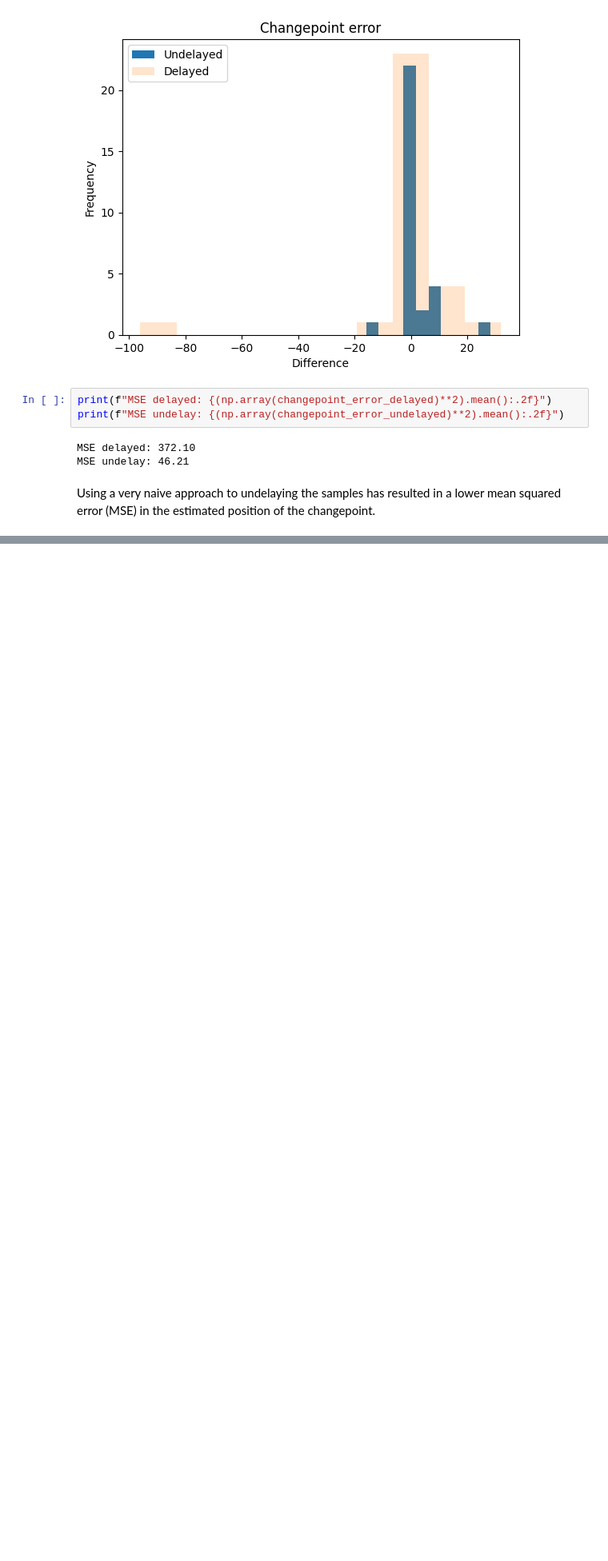
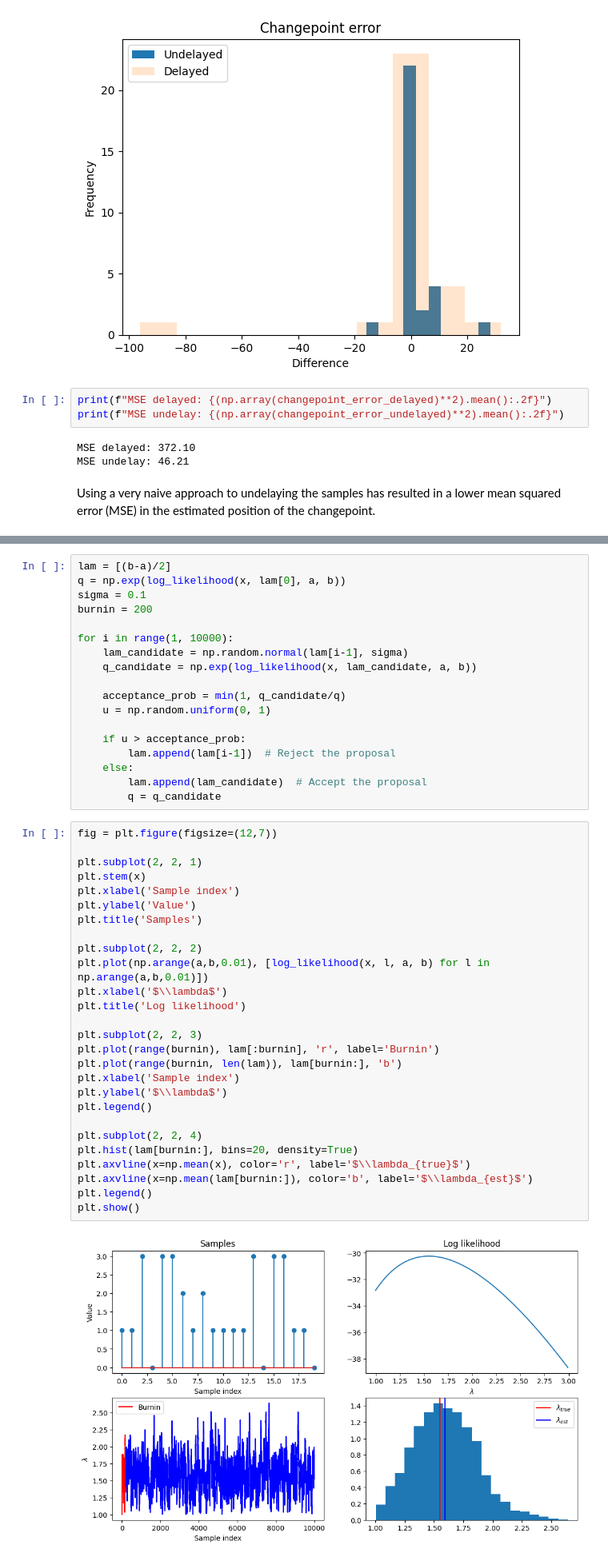
Before and after one commit to cdclaxton/learning, a Jupyter notebook: Python/DataScience/exploratory-notebooks/Changepoint detection with delayed samples.ipynb, the cells around one changed output, grey strips where cells are left out. Shown at 80% size. Drawn from its saved outputs; the diff is of its cells as text; blank space fills up the shorter version.

```diff
--- a/Python/DataScience/exploratory-notebooks/Changepoint detection with delayed samples.ipynb
+++ b/Python/DataScience/exploratory-notebooks/Changepoint detection with delayed samples.ipynb
@@ -634,0 +704,47 @@ Using a very naive approach to undelaying the samples has resulted in a lower me
+# %%
+lam = [(b-a)/2]
+q = np.exp(log_likelihood(x, lam[0], a, b))
+sigma = 0.1
+burnin = 200
+
+for i in range(1, 10000):
+    lam_candidate = np.random.normal(lam[i-1], sigma)
+    q_candidate = np.exp(log_likelihood(x, lam_candidate, a, b))
+
+    acceptance_prob = min(1, q_candidate/q)
+    u = np.random.uniform(0, 1)
+
+    if u > acceptance_prob:
+        lam.append(lam[i-1])  # Reject the proposal
+    else:
+        lam.append(lam_candidate)  # Accept the proposal
+        q = q_candidate
+# %%
+fig = plt.figure(figsize=(12,7))
+
+plt.subplot(2, 2, 1)
+plt.stem(x)
+plt.xlabel('Sample index')
+plt.ylabel('Value')
+plt.title('Samples')
+
+plt.subplot(2, 2, 2)
+plt.plot(np.arange(a,b,0.01), [log_likelihood(x, l, a, b) for l in np.arange(a,b,0.01)])
+plt.xlabel('$\\lambda$')
+plt.title('Log likelihood')
+
+plt.subplot(2, 2, 3)
+plt.plot(range(burnin), lam[:burnin], 'r', label='Burnin')
+plt.plot(range(burnin, len(lam)), lam[burnin:], 'b')
+plt.xlabel('Sample index')
+plt.ylabel('$\\lambda$')
+plt.legend()
+
+plt.subplot(2, 2, 4)
+plt.hist(lam[burnin:], bins=20, density=True)
+plt.axvline(x=np.mean(x), color='r', label='$\\lambda_{true}$')
+plt.axvline(x=np.mean(lam[burnin:]), color='b', label='$\\lambda_{est}$')
+plt.legend()
+plt.show()
+# %% [output]
+[figure, added]
```
Also changed, not shown: parts of 22 cells of this notebook.
